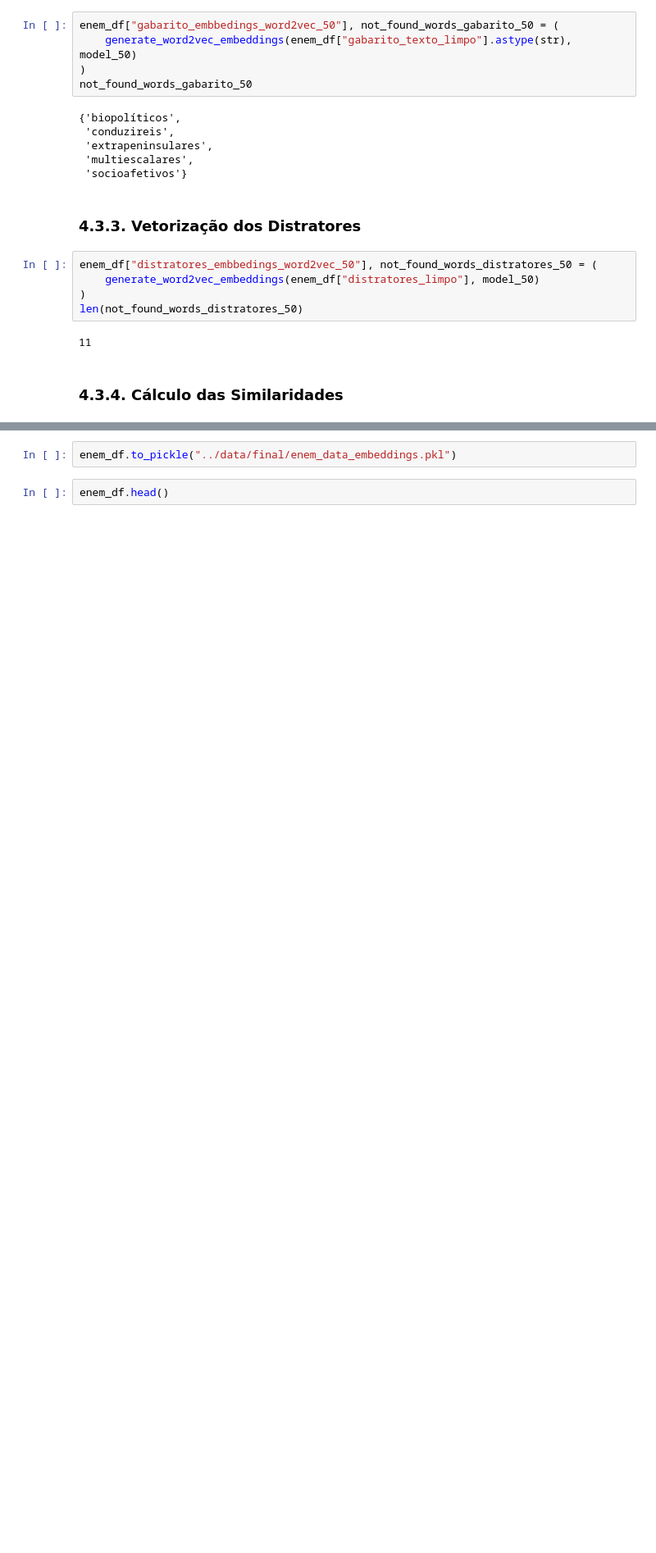
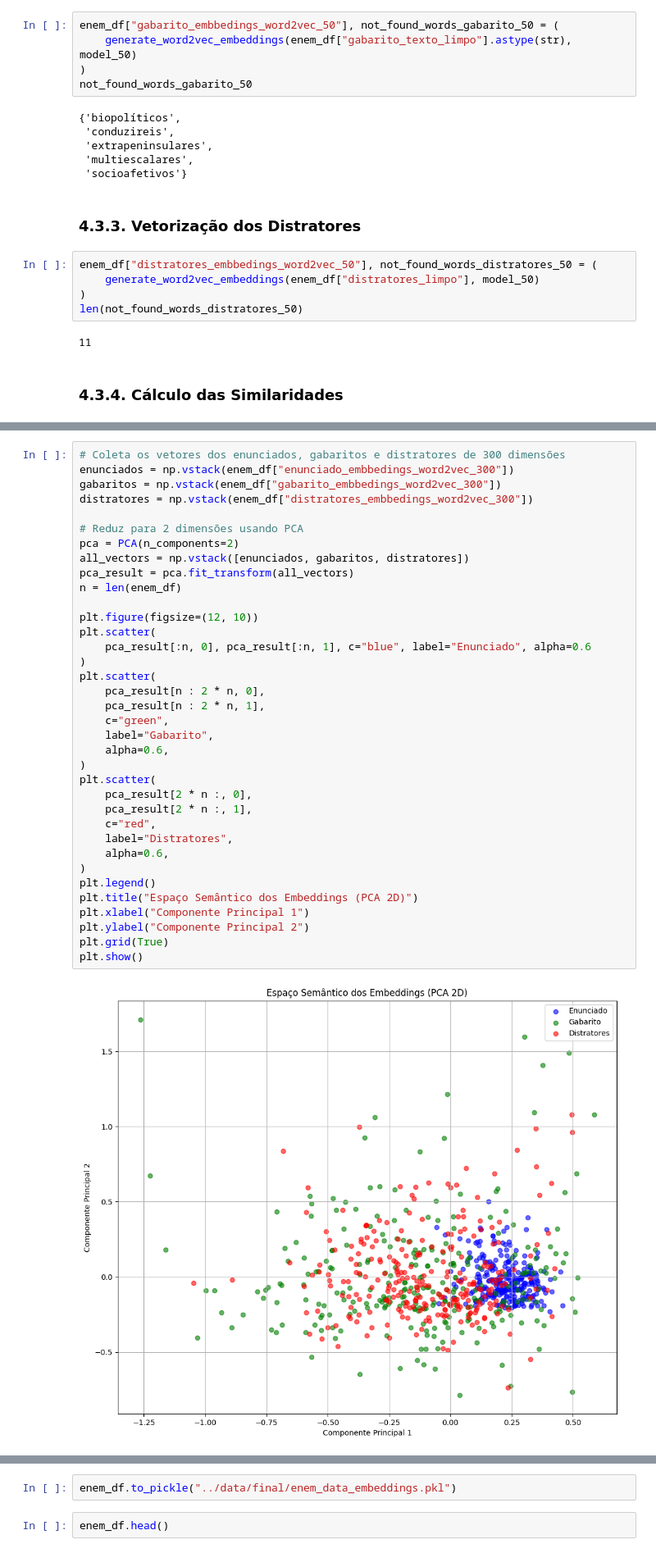
Before and after one commit to ciziks/enem-embbedings-social-questions, a Jupyter notebook: notebooks/4. Tokenização.ipynb, the cells around one changed output, grey strips where cells are left out. Shown: that part at 82% size. Saved outputs shown, nothing was run; the diff lists cells and outputs as text; blank space fills up the shorter version.

Commit message:
Visualização de Espaço Vetorial (PCA + tSNE)

```diff
--- a/notebooks/4. Tokenização.ipynb
+++ b/notebooks/4. Tokenização.ipynb
@@ -308,0 +321,38 @@ enem_df[
+# %%
+# Coleta os vetores dos enunciados, gabaritos e distratores de 300 dimensões
+enunciados = np.vstack(enem_df["enunciado_embbedings_word2vec_300"])
+gabaritos = np.vstack(enem_df["gabarito_embbedings_word2vec_300"])
+distratores = np.vstack(enem_df["distratores_embbedings_word2vec_300"])
+
+# Reduz para 2 dimensões usando PCA
+pca = PCA(n_components=2)
+all_vectors = np.vstack([enunciados, gabaritos, distratores])
+pca_result = pca.fit_transform(all_vectors)
+n = len(enem_df)
+
+plt.figure(figsize=(12, 10))
+plt.scatter(
+    pca_result[:n, 0], pca_result[:n, 1], c="blue", label="Enunciado", alpha=0.6
+)
+plt.scatter(
+    pca_result[n : 2 * n, 0],
+    pca_result[n : 2 * n, 1],
+    c="green",
+    label="Gabarito",
+    alpha=0.6,
+)
+plt.scatter(
+    pca_result[2 * n :, 0],
+    pca_result[2 * n :, 1],
+    c="red",
+    label="Distratores",
+    alpha=0.6,
+)
+plt.legend()
+plt.title("Espaço Semântico dos Embeddings (PCA 2D)")
+plt.xlabel("Componente Principal 1")
+plt.ylabel("Componente Principal 2")
+plt.grid(True)
+plt.show()
+# %% [output]
+[figure, added]
```
Also changed, not shown: parts of 12 cells of this notebook, 9 other files.
